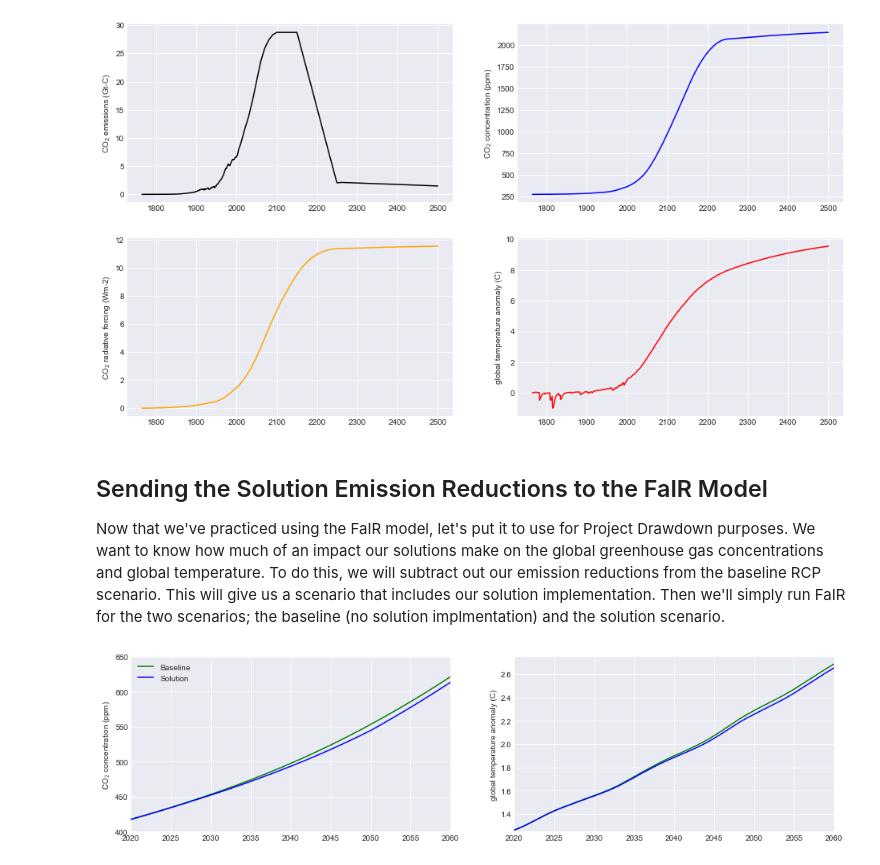
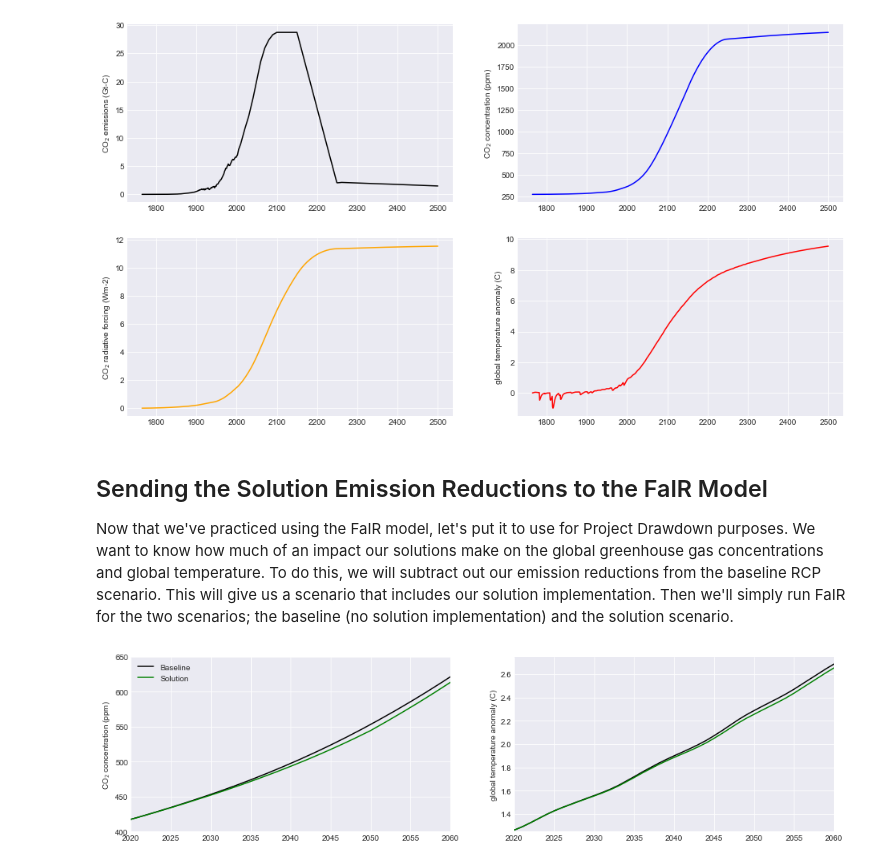
Before and after one commit to ProjectDrawdown/solutions, a Jupyter notebook: Documentation/Tutorial_Climate_Modeling.ipynb, the cells around one changed output. Drawn from its saved outputs; the diff is of its cells as text; code cells hidden in the pictures.

```diff
--- a/Documentation/Tutorial_Climate_Modeling.ipynb
+++ b/Documentation/Tutorial_Climate_Modeling.ipynb
@@ -199,7 +199,7 @@ ax4.set_ylabel('global temperature anomaly (C)');
 # %% [markdown]
 ## Sending the Solution Emission Reductions to the FaIR Model
 
-Now that we've practiced using the FaIR model, let's put it to use for Project Drawdown purposes. We want to know how much of an impact our solutions make on the global greenhouse gas concentrations and global temperature. To do this, we will subtract out our emission reductions from the baseline RCP scenario. This will give us a scenario that includes our solution implementation. Then we'll simply run FaIR for the two scenarios; the baseline (no solution implmentation) and the solution scenario.
+Now that we've practiced using the FaIR model, let's put it to use for Project Drawdown purposes. We want to know how much of an impact our solutions make on the global greenhouse gas concentrations and global temperature. To do this, we will subtract out our emission reductions from the baseline RCP scenario. This will give us a scenario that includes our solution implementation. Then we'll simply run FaIR for the two scenarios; the baseline (no solution implementation) and the solution scenario.
 # %%
 # The factory module has several ways of constructing solutions and scenarios.
 # The simplest is to get the most recent Project Drawdown Scenario (PDS) of a particular type
@@ -208,22 +208,19 @@ Now that we've practiced using the FaIR model, let's put it to use for Project D
 # We will load the first conservative Project Drawdown Scenario (PDS1) of an industry-based solution,
 # let's load the refrigerants solution.
 
-refrigerants_pds1 = factory.solution_pds_type("refrigerants", "PDS1")
+refrigerants_pds1 = factory.load_scenario("refrigerants", "PDS1")
 # %%
-#For demonstration purposes we will chose the RCP8.5 scenario as a baseline emission scenario.
-#To load the scenario and run it through the FaIR model we will use:
+# For demonstration purposes we will choose the RCP8.5 scenario as a baseline emission scenario.
+# To load the scenario and run it through the FaIR model we will use:
 
 baseline = refrigerants_pds1.c2.FaIR_CFT_baseline_RCP85()
 
-#Within this variable that we’ve called “baseline”, there are 4 essential results.
+# Within this variable that we’ve called “baseline”, there are 4 essential results.
 # Essentially, the output is a data frame for the global mean concentration of greenhouse gases “C”,
 # radiative forcing “F”, and temperature “T”. As well as, the emission scenario, “E”.
 
 # We can save each of these results as its own variable for easy access:
-C85_base = refrigerants_pds1.c2.FaIR_CFT_baseline_RCP85()[0]
-F85_base = refrigerants_pds1.c2.FaIR_CFT_baseline_RCP85()[1]
-T85_base = refrigerants_pds1.c2.FaIR_CFT_baseline_RCP85()[2]
-E85_base = refrigerants_pds1.c2.FaIR_CFT_baseline_RCP85()[3]
+C85_base, F85_base, T85_base, E85_base = baseline
 # %%
 # Now that we have the baseline emission scenario, we want to compare it to our Project Drawdown
 # emission reductions. We can create a reduction scenario by subtracting the emission reductions
@@ -233,28 +230,25 @@ E85_base = refrigerants_pds1.c2.FaIR_CFT_baseline_RCP85()[3]
 reduction = refrigerants_pds1.c2.FaIR_CFT_Drawdown_RCP85()
 
 # Again, the output will have concentration, radiative forcing, temperature, and global emissions.
-C85_pds1 = refrigerants_pds1.c2.FaIR_CFT_baseline_RCP85()[0]
-F85_pds1 = refrigerants_pds1.c2.FaIR_CFT_baseline_RCP85()[1]
-T85_pds1 = refrigerants_pds1.c2.FaIR_CFT_baseline_RCP85()[2]
-E85_pds1 = refrigerants_pds1.c2.FaIR_CFT_baseline_RCP85()[3]
+C85_pds1, F85_pds1, T85_pds1, E85_pds1 = reduction
 # %%
 # Let's plot our results to see the impact of reducing our use of damaging refridgerants!
 # Check that out! A single solution can make an impact globally! Imagine what all of the solutions could do!
 
 fig = plt.figure()
 ax1 = fig.add_subplot(221)
-ax1.plot(C85_base.index,C85_base['CO2(ppm)'], c = "green", label="Baseline")
-ax1.plot(C85_pds1.index,C85_pds1['CO2(ppm)'], c = "blue",  label="Solution")
+ax1.plot(C85_base.index,C85_base['CO2(ppm)'], c = "black", label="Baseline")
+ax1.plot(C85_pds1.index,C85_pds1['CO2(ppm)'], c = "green",  label="Solution")
 ax1.set_ylabel('CO$_2$ concentration (ppm)')
 ax1.set_xlim([2020, 2060])
 ax1.set_ylim([400, 650])
 ax1.legend(loc='upper left')
 
 ax2 = fig.add_subplot(222)
-ax2.plot(T85_base.index,T85_base['TempAnomaly(C)'], c = "green", label="Baseline")
-ax2.plot(T85_pds1.index,T85_pds1['TempAnomaly(C)'], c = "blue",  label="Solution")
+ax2.plot(T85_base.index,T85_base['TempAnomaly(C)'], c = "black", label="Baseline")
+ax2.plot(T85_pds1.index,T85_pds1['TempAnomaly(C)'], c = "green",  label="Solution")
 ax2.set_ylabel('global temperature anomaly (C)')
 ax2.set_xlim([2020, 2060])
 ax2.set_ylim([1.25, 2.75]);
 # %% [output]
-[figure, old version]
+[figure, new version]
```
Also changed, not shown: 2 other files.
